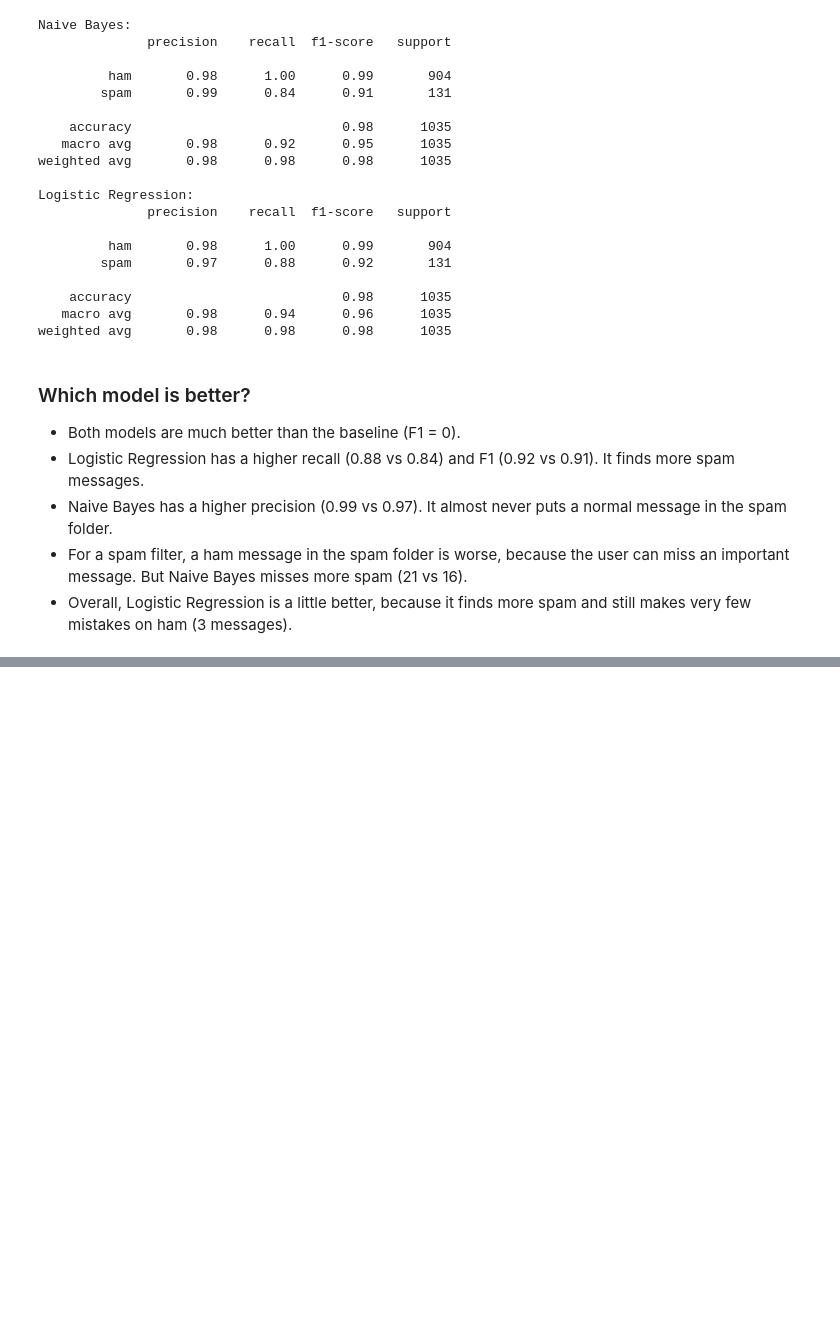
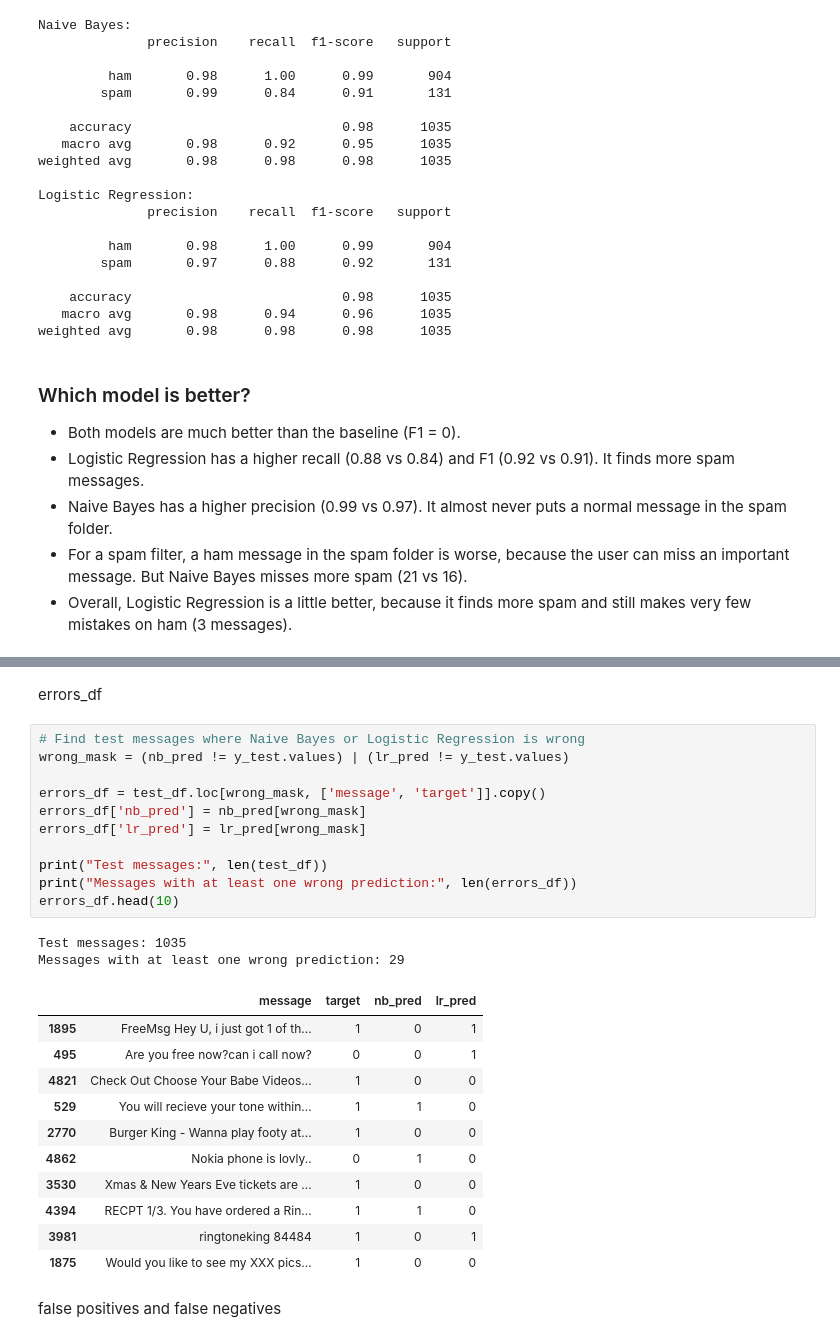
Before and after one commit to zahrss0r/DS483-SMS-Spam-Detection-Project, a Jupyter notebook: DS483_SMS_Spam.ipynb, the cells around one changed output, grey strips where cells are left out. Drawn from its saved outputs; the diff is of its cells as text; blank space fills up the shorter version.

```diff
--- a/DS483_SMS_Spam.ipynb
+++ b/DS483_SMS_Spam.ipynb
@@ -1268,0 +1272,29 @@ weighted avg       0.98      0.98      0.98      1035
+# %% [markdown]
+errors_df
+# %%
+# Find test messages where Naive Bayes or Logistic Regression is wrong
+wrong_mask = (nb_pred != y_test.values) | (lr_pred != y_test.values)
+
+errors_df = test_df.loc[wrong_mask, ['message', 'target']].copy()
+errors_df['nb_pred'] = nb_pred[wrong_mask]
+errors_df['lr_pred'] = lr_pred[wrong_mask]
+
+print("Test messages:", len(test_df))
+print("Messages with at least one wrong prediction:", len(errors_df))
+errors_df.head(10)
+# %% [output]
+Test messages: 1035
+Messages with at least one wrong prediction: 29
+|  | message | target | nb_pred | lr_pred |
+| 1895 | FreeMsg Hey U, i just got 1 of th... | 1 | 0 | 1 |
+| 495 | Are you free now?can i call now? | 0 | 0 | 1 |
+| 4821 | Check Out Choose Your Babe Videos... | 1 | 0 | 0 |
+| 529 | You will recieve your tone within... | 1 | 1 | 0 |
+| 2770 | Burger King - Wanna play footy at... | 1 | 0 | 0 |
+| 4862 | Nokia phone is lovly.. | 0 | 1 | 0 |
+| 3530 | Xmas & New Years Eve tickets are ... | 1 | 0 | 0 |
+| 4394 | RECPT 1/3. You have ordered a Rin... | 1 | 1 | 0 |
+| 3981 | ringtoneking 84484 | 1 | 0 | 1 |
+| 1875 | Would you like to see my XXX pics... | 1 | 0 | 0 |
+# %% [markdown]
+false positives and false negatives
```
Also changed, not shown: parts of 19 cells of this notebook.
